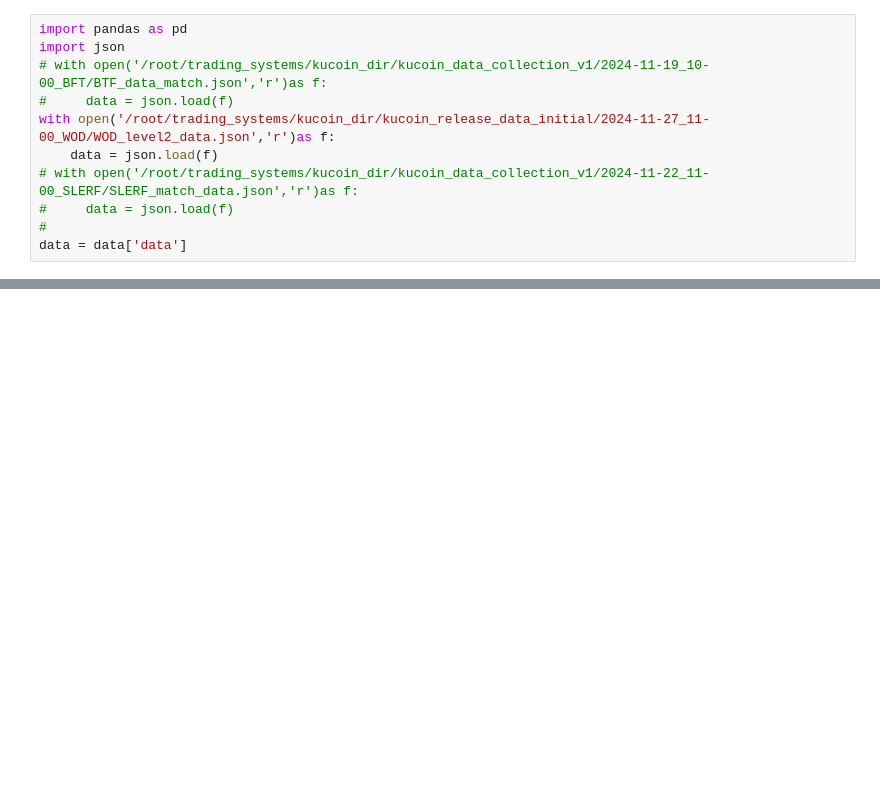
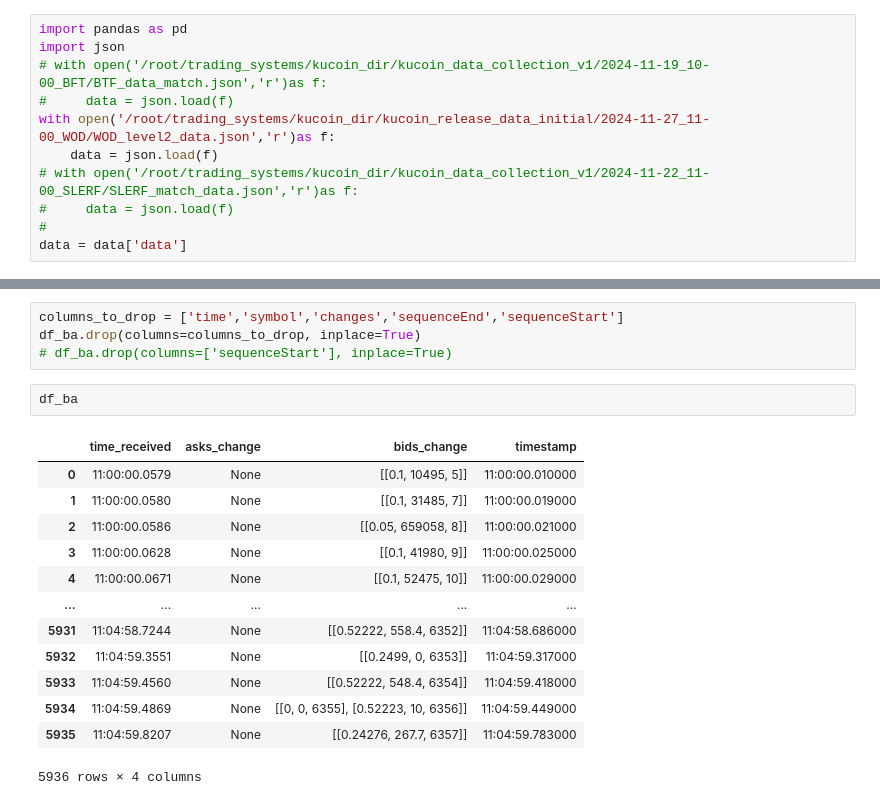
Before and after one commit to gigishub/trading_singapore_digitalocean, a Jupyter notebook: kucoin_dir/analysing_data/analyse_level2.ipynb, the cells around one changed output, grey strips where cells are left out. Saved outputs shown, nothing was run; the diff lists cells and outputs as text; blank space fills up the shorter version.

```diff
--- a/kucoin_dir/analysing_data/analyse_level2.ipynb
+++ b/kucoin_dir/analysing_data/analyse_level2.ipynb
@@ -50,0 +94,20 @@ KeyError: 'time_before_que.put'
+# %%
+columns_to_drop = ['time','symbol','changes','sequenceEnd','sequenceStart']
+df_ba.drop(columns=columns_to_drop, inplace=True)
+# df_ba.drop(columns=['sequenceStart'], inplace=True)
+# %%
+df_ba
+# %% [output]
+|  | time_received | asks_change | bids_change | timestamp |
+| 0 | 11:00:00.0579 | None | [[0.1, 10495, 5]] | 11:00:00.010000 |
+| 1 | 11:00:00.0580 | None | [[0.1, 31485, 7]] | 11:00:00.019000 |
+| 2 | 11:00:00.0586 | None | [[0.05, 659058, 8]] | 11:00:00.021000 |
+| 3 | 11:00:00.0628 | None | [[0.1, 41980, 9]] | 11:00:00.025000 |
+| 4 | 11:00:00.0671 | None | [[0.1, 52475, 10]] | 11:00:00.029000 |
+| ... | ... | ... | ... | ... |
+| 5931 | 11:04:58.7244 | None | [[0.52222, 558.4, 6352]] | 11:04:58.686000 |
+| 5932 | 11:04:59.3551 | None | [[0.2499, 0, 6353]] | 11:04:59.317000 |
+| 5933 | 11:04:59.4560 | None | [[0.52222, 548.4, 6354]] | 11:04:59.418000 |
+| 5934 | 11:04:59.4869 | None | [[0, 0, 6355], [0.52223, 10, 6356]] | 11:04:59.449000 |
+| 5935 | 11:04:59.8207 | None | [[0.24276, 267.7, 6357]] | 11:04:59.783000 |
+5936 rows × 4 columns
```
Also changed, not shown: parts of 10 cells of this notebook, 25 other files.
